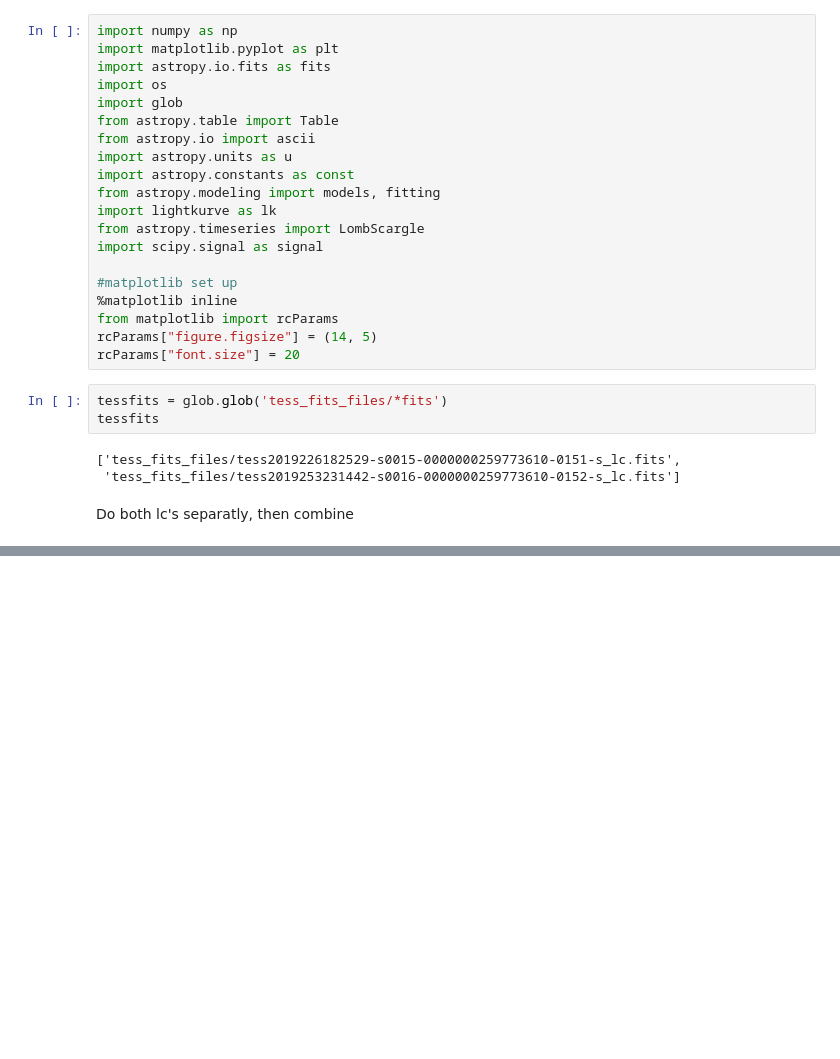
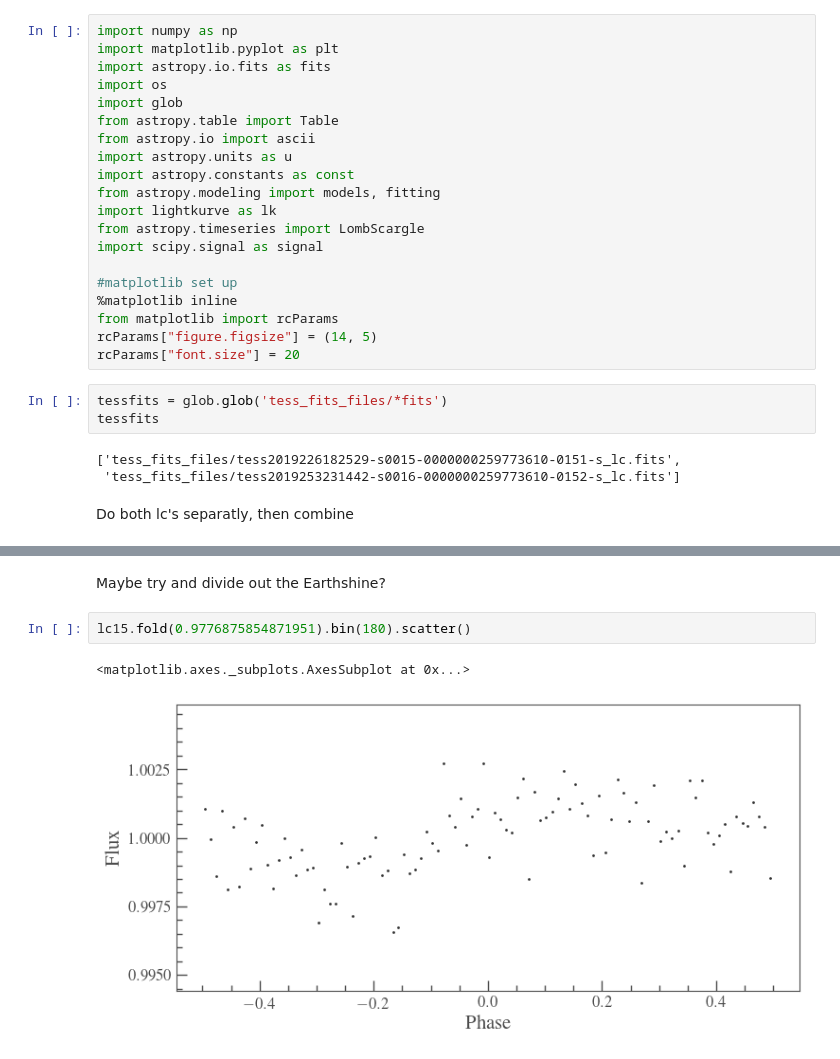
Before and after one commit to davidjwilson/GD394-Tess, a Jupyter notebook: tess_period.ipynb, the cells around one changed output, grey strips where cells are left out. Cells and saved outputs as stored; diff of their text form; blank space fills up the shorter version.

```diff
--- a/tess_period.ipynb
+++ b/tess_period.ipynb
@@ -69,0 +73,7 @@ Try the her
+# %% [markdown]
+Maybe try and divide out the Earthshine?
+# %%
+lc15.fold(0.9776875854871951).bin(180).scatter()
+# %% [output]
+<matplotlib.axes._subplots.AxesSubplot at 0x...>
+[figure, added]
```
Also changed, not shown: parts of 7 cells of this notebook, 4 other files.
